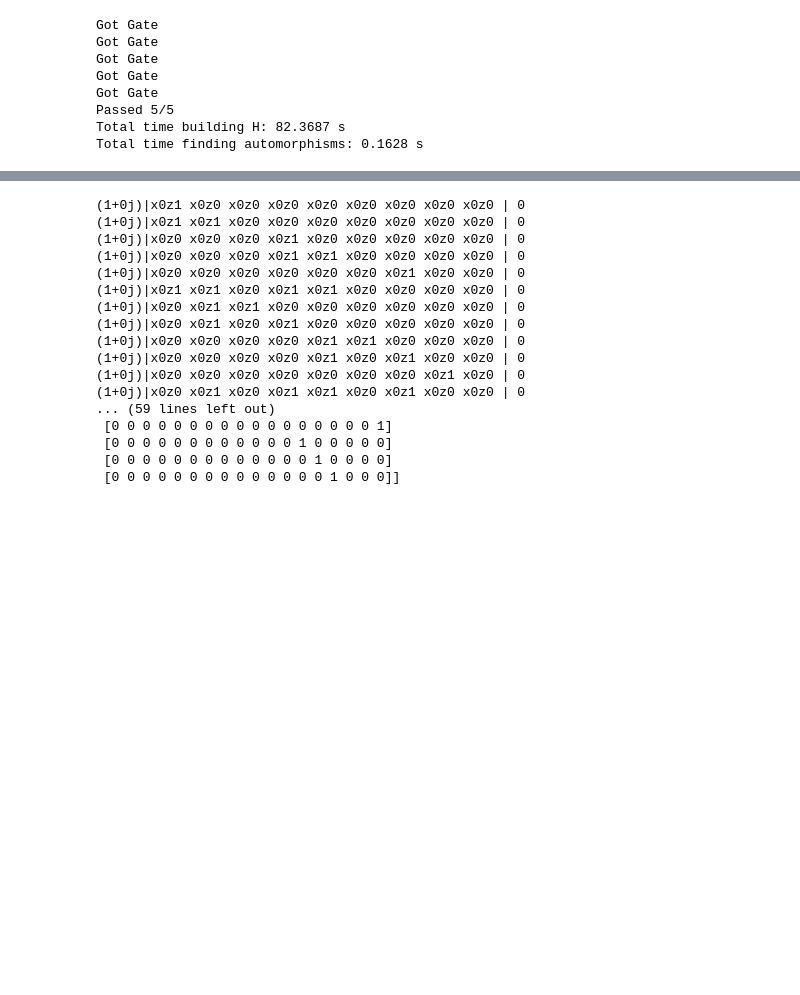
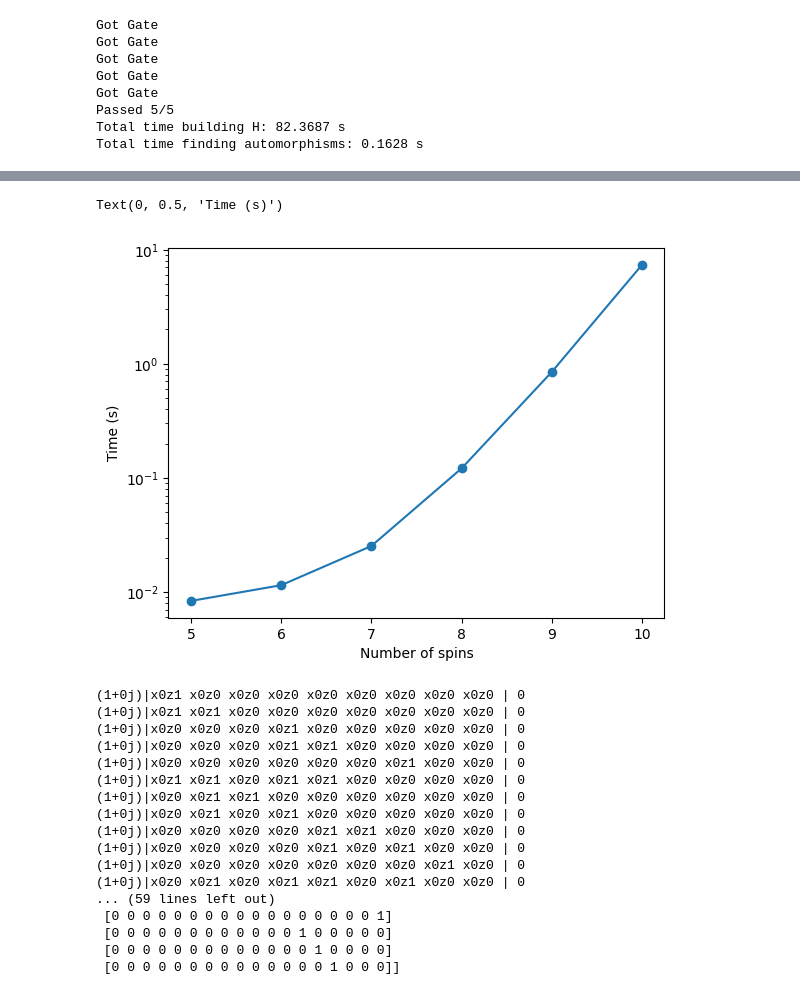
Before and after one commit to f-martini/SympleQ, a Jupyter notebook: scripts/experiments/symmetries/notebooks/sym_matroid.ipynb, the cells around one changed output, grey strips where cells are left out. Cells and saved outputs as stored; diff of their text form; code cells hidden in the pictures; blank space fills up the shorter version.

```diff
--- a/scripts/experiments/symmetries/notebooks/sym_matroid.ipynb
+++ b/scripts/experiments/symmetries/notebooks/sym_matroid.ipynb
@@ -302,3 +340,11 @@ Got Gate
+# %%
+plt.figure()
+plt.semilogy(Ns, times, marker='o')
+plt.xlabel('Number of spins')
+plt.ylabel('Time (s)')
+# %% [output]
+Text(0, 0.5, 'Time (s)')
+[figure, added]
 # %%
 # 2d ising model
 Nx = 3
```
Also changed, not shown: parts of 6 cells of this notebook, 3 other files.
